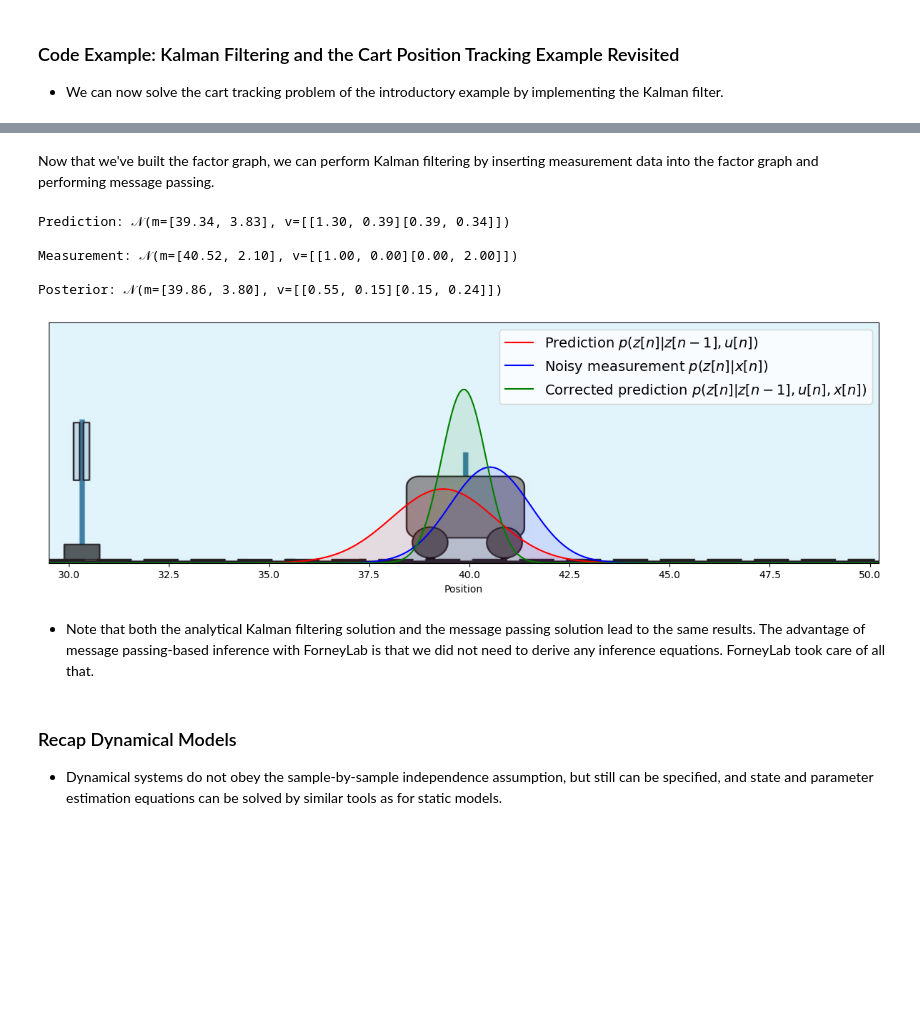
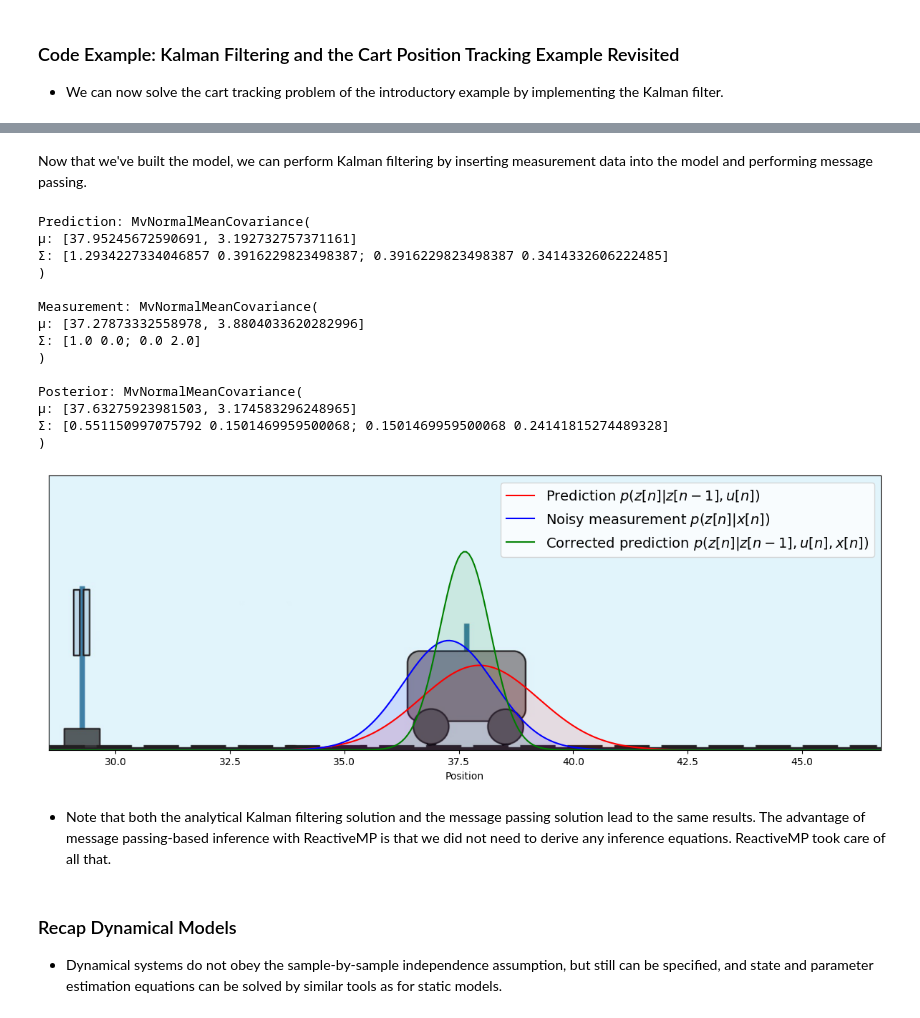
Before and after one commit to bertdv/BMLIP, a Jupyter notebook: lessons/notebooks/Dynamic-Models.ipynb, the cells around one changed output, grey strips where cells are left out. Drawn from its saved outputs; the diff is of its cells as text; code cells hidden in the pictures; blank space fills up the shorter version.

```diff
--- a/lessons/notebooks/Dynamic-Models.ipynb
+++ b/lessons/notebooks/Dynamic-Models.ipynb
@@ -270,40 +284,34 @@ ForneyLab.draw(fg)
 # %% [markdown]
-Now that we've built the factor graph, we can perform Kalman filtering by inserting measurement data into the factor graph and performing message passing.
+Now that we've built the model, we can perform Kalman filtering by inserting measurement data into the model and performing message passing.
-# %%
-include("scripts/cart_tracking_helpers.jl")
-algo = messagePassingAlgorithm(z)
-source_code = algorithmSourceCode(algo)
-eval(Meta.parse(source_code))
-marginals = Dict()
-messages = Array{Message}(undef,6)
-z_prev_m_0 = noisy_x[1]
-z_prev_v_0 = A * (1e8*Diagonal(I,2) * A') + Σz
-for t=2:n
-    data = Dict(:x => noisy_x[t], :bu => b*u[t],:z_prev_m => z_prev_m_0, :z_prev_v => z_prev_v_0)
-    step!(data, marginals, messages) # perform msg passing (single timestep)
-    # Posterior of z becomes prior of z in the next timestep:
-    z_prev_m_0 = ForneyLab.unsafeMean(marginals[:z])
-    z_prev_v_0 = ForneyLab.unsafeCov(marginals[:z])
-end
-# Collect prediction p(z[n]|z[n-1]), measurement p(z[n]|x[n]), corrected prediction p(z[n]|z[n-1],x[n])
-prediction      = messages[5].dist # the message index is found by manual inspection of the schedule
-measurement     = messages[6].dist
-corr_prediction = convert(ProbabilityDistribution{Multivariate, GaussianMeanVariance}, marginals[:z])
-println("Prediction: ",prediction)
-println("Measurement: ",measurement)
-println("Posterior: ", corr_prediction)
-
-# Make a fancy plot of the prediction, noisy measurement, and corrected prediction after n timesteps
-plotCartPrediction(prediction, measurement, corr_prediction);
-# %% [output]
-Prediction: 𝒩(m=[39.34, 3.83], v=[[1.30, 0.39][0.39, 0.34]])
-
-Measurement: 𝒩(m=[40.52, 2.10], v=[[1.00, 0.00][0.00, 2.00]])
-
-Posterior: 𝒩(m=[39.86, 3.80], v=[[0.55, 0.15][0.15, 0.24]])
-[figure, removed]
+# %%
+z_prev_m_0 = noisy_x[1]
+z_prev_v_0 = A * (1e8*Diagonal(I,2) * A') + Σz ;
+result = inference(model=Model(cart_tracking, n, A,b, Σz, Σx, z_prev_m_0, z_prev_v_0,u), data=(x=noisy_x,), free_energy=true);
+μz_posterior, Σz_posterior = mean.(result.posteriors[:z])[end], cov.(result.posteriors[:z])[end];
+prediction_z_1 =  messageout(getinterface(result.returnval[end][end], :out))
+prediction = ReactiveMP.materialize!(Rocket.getrecent(prediction_z_1));
+println("Prediction: ",MvNormalMeanCovariance(mean(prediction), cov(prediction)))
+println("Measurement: ", MvNormalMeanCovariance(noisy_x[n], Σx))
+println("Posterior: ", MvNormalMeanCovariance(μz_posterior, Σz_posterior))
+plotCartPrediction(mean(prediction)[1], cov(prediction)[1], μz_posterior[1], Σz_posterior[1], noisy_x[n][1], Σx[1][1]);
+# %% [output]
+Prediction: MvNormalMeanCovariance(
+μ: [37.95245672590691, 3.192732757371161]
+Σ: [1.2934227334046857 0.3916229823498387; 0.3916229823498387 0.3414332606222485]
+)
+
+Measurement: MvNormalMeanCovariance(
+μ: [37.27873332558978, 3.8804033620282996]
+Σ: [1.0 0.0; 0.0 2.0]
+)
+
+Posterior: MvNormalMeanCovariance(
+μ: [37.63275923981503, 3.174583296248965]
+Σ: [0.551150997075792 0.1501469959500068; 0.1501469959500068 0.24141815274489328]
+)
+[figure, added]
 # %% [markdown]
-- Note that both the analytical Kalman filtering solution and the message passing solution lead to the same results. The advantage of message passing-based inference with ForneyLab is that we did not need to derive any inference equations. ForneyLab took care of all that.
+- Note that both the analytical Kalman filtering solution and the message passing solution lead to the same results. The advantage of message passing-based inference with ReactiveMP is that we did not need to derive any inference equations. ReactiveMP took care of all that.
 # %% [markdown]
 ### Recap Dynamical Models
 
```
Also changed, not shown: parts of 7 cells of this notebook, 5 other files.
